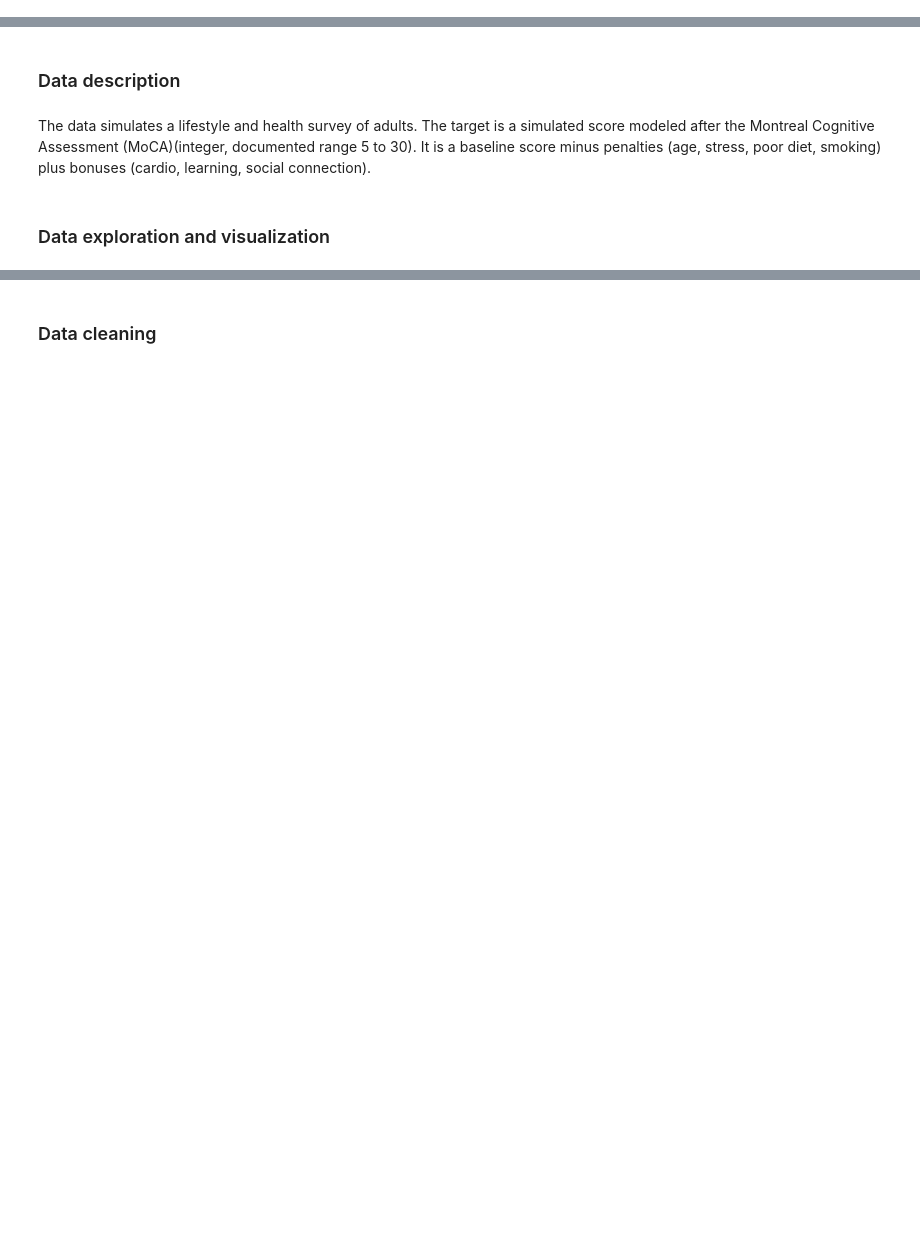
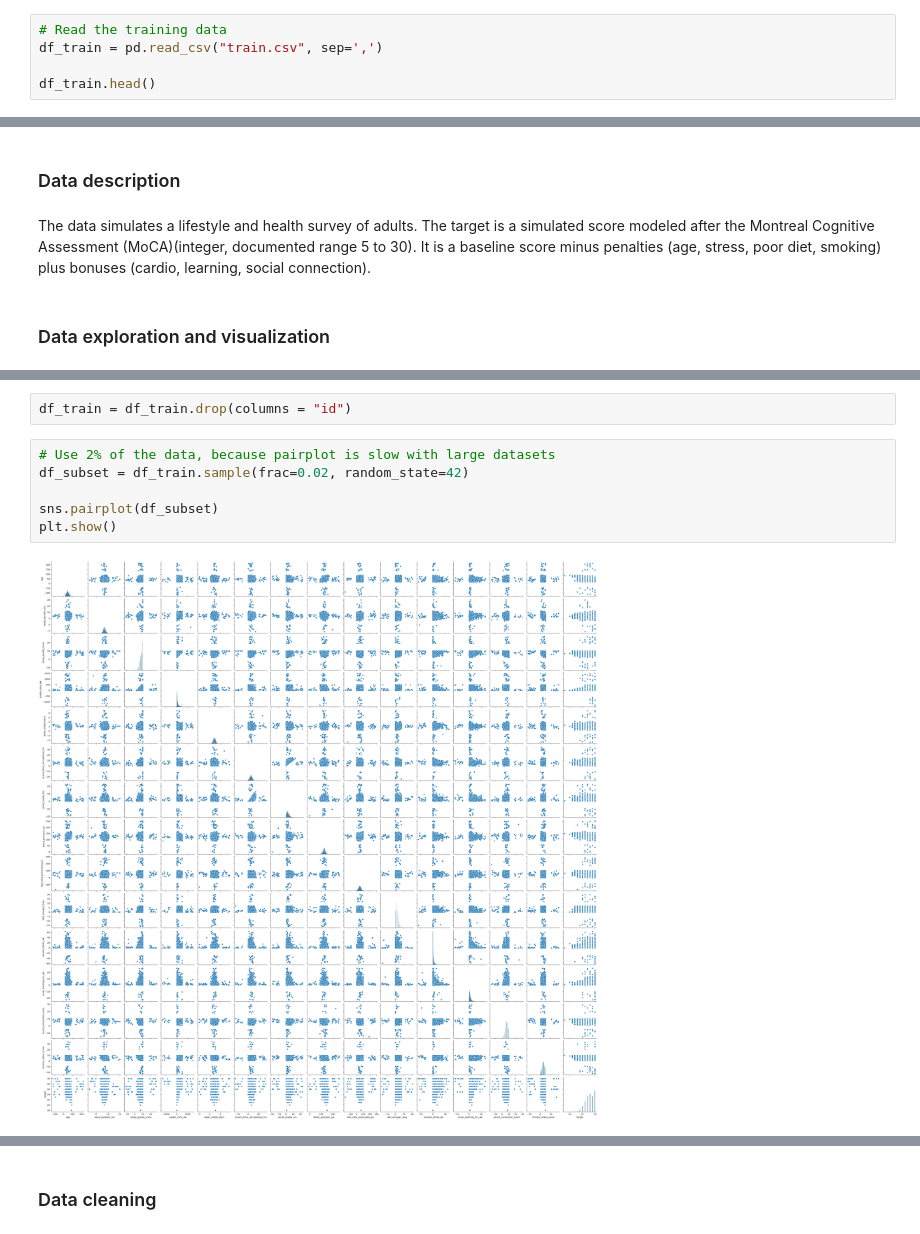
Before and after one commit to kikibeumer/DAT200_CA5, a Jupyter notebook: CA5_Code.ipynb, the cells around one changed output, grey strips where cells are left out. Drawn from its saved outputs; the diff is of its cells as text; blank space fills up the shorter version.

```diff
--- a/CA5_Code.ipynb
+++ b/CA5_Code.ipynb
@@ -16,2 +21,7 @@ Assignment requirements (must use):
 # %% [markdown]
 ### Reading the data
+# %%
+# Read the training data
+df_train = pd.read_csv("train.csv", sep=',')
+
+df_train.head()
@@ -23,0 +73,10 @@ The data simulates a lifestyle and health survey of adults. The target is a simu
+# %%
+df_train = df_train.drop(columns = "id")
+# %%
+# Use 2% of the data, because pairplot is slow with large datasets
+df_subset = df_train.sample(frac=0.02, random_state=42)
+
+sns.pairplot(df_subset)
+plt.show()
+# %% [output]
+[figure, added]
```
Also changed, not shown: parts of 14 cells of this notebook.
